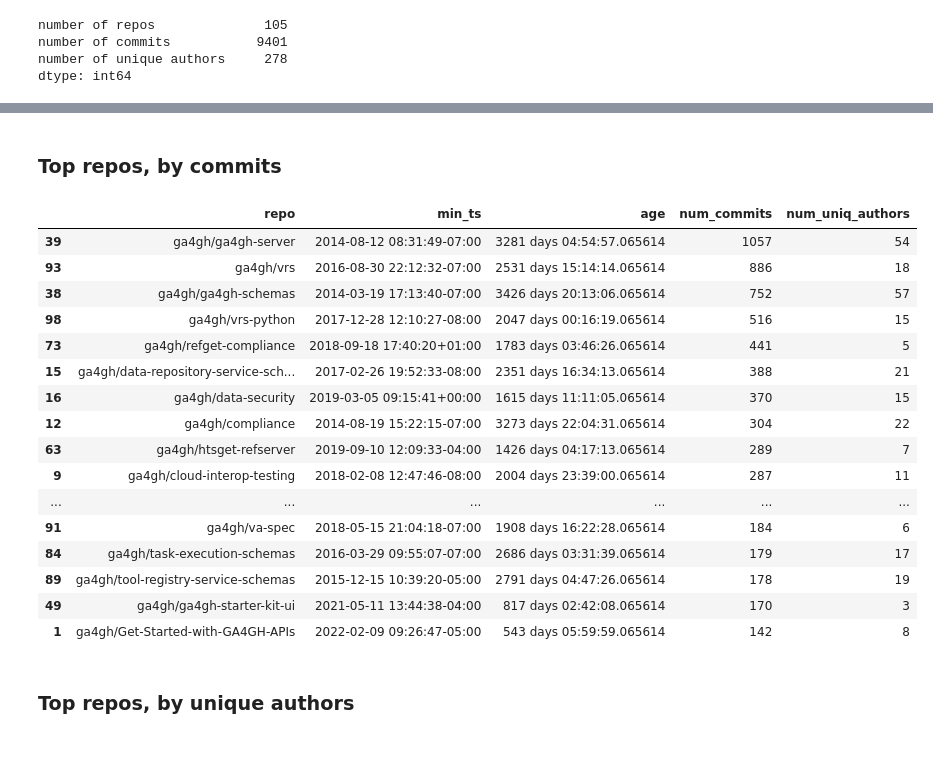
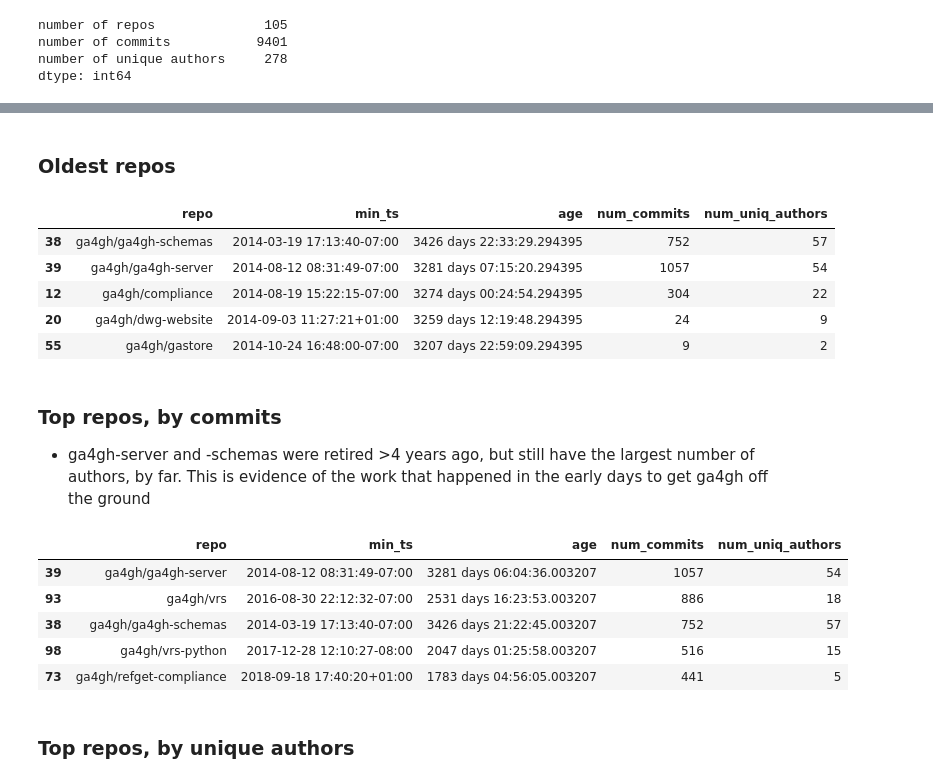
Before and after one commit to reece/ga4gh-github-stats, a Jupyter notebook: results/github-stats-summary.ipynb, the cells around one changed output, grey strips where cells are left out. Drawn from its saved outputs; the diff is of its cells as text; code cells hidden in the pictures; blank space fills up the shorter version.

```diff
--- a/results/github-stats-summary.ipynb
+++ b/results/github-stats-summary.ipynb
@@ -32,7 +33,7 @@ now = datetime.now(tz=pytz.UTC)
 
 fork_repos = set(open(forks_fn).read().split())
 # %%
-df = pd.read_csv(
+commits = pd.read_csv(
     stats_fn,
     delimiter="\t",
     parse_dates=["ts"],
@@ -44,13 +45,7 @@ df = pd.read_csv(
     },
 )
 
-df = df[~df["repo"].isin(fork_repos)]
-
-df["ts_YM"] = df["ts"].apply(lambda ts: ts.strftime("%Y-%m"))
-df.insert(2, "ts_YM", df.pop("ts_YM"))   # move ts_YM to right of ts
-df["ts_Y"] = df["ts"].apply(lambda ts: ts.strftime("%Y"))
-df.insert(2, "ts_Y", df.pop("ts_Y"))     # move ts_Y to right of ts
-df.pop("hash")
-df.pop("committer_email")
-
-df
+# remove repos that are forks of authoritative repos elsewhere
+commits = commits[~commits["repo"].isin(fork_repos)]
+_ = commits.pop("hash")
+_ = commits.pop("committer_email")
@@ -70,0 +52,6 @@ df
+# %%
+commits["ts_ym"] = commits["ts"].apply(lambda ts: ts.strftime("%Y-%m"))
+commits.insert(2, "ts_ym", commits.pop("ts_ym"))   # move ts_YM to right of ts
+commits["ts_y"] = commits["ts"].apply(lambda ts: ts.strftime("%Y"))
+commits.insert(2, "ts_y", commits.pop("ts_y"))     # move ts_Y to right of ts
+commits.head()
@@ -87,11 +81,11 @@ dtype: int64
 # %%
-df_repo = df.groupby(["repo"], as_index=False).agg(
+repos_df = commits.groupby(["repo"], as_index=False).agg(
     min_ts = pd.NamedAgg(column="ts", aggfunc=min),
     num_commits = pd.NamedAgg(column="repo", aggfunc=len),
     num_uniq_authors = pd.NamedAgg(column="author_email", aggfunc=pd.Series.nunique)
 )
-df_repo["age"] = now - df_repo["min_ts"]
-df_repo.insert(2, "age", df_repo.pop("age"))
-df_repo
+repos_df["age"] = now - repos_df["min_ts"]
+repos_df.insert(2, "age", repos_df.pop("age"))
+repos_df.head()
 # %% [output]
 |  | repo | min_ts | age | num_commits | num_uniq_authors |
@@ -110,25 +97,27 @@ df_repo
 # %% [markdown]
-### Top repos, by commits
+### Oldest repos
+# %%
+repos_df.sort_values(by="min_ts").head()
+# %% [output]
+|  | repo | min_ts | age | num_commits | num_uniq_authors |
+| 38 | ga4gh/ga4gh-schemas | 2014-03-19 17:13:40-07:00 | 3426 days 22:33:29.294395 | 752 | 57 |
+| 39 | ga4gh/ga4gh-server | 2014-08-12 08:31:49-07:00 | 3281 days 07:15:20.294395 | 1057 | 54 |
+| 12 | ga4gh/compliance | 2014-08-19 15:22:15-07:00 | 3274 days 00:24:54.294395 | 304 | 22 |
+| 20 | ga4gh/dwg-website | 2014-09-03 11:27:21+01:00 | 3259 days 12:19:48.294395 | 24 | 9 |
+| 55 | ga4gh/gastore | 2014-10-24 16:48:00-07:00 | 3207 days 22:59:09.294395 | 9 | 2 |
+# %% [markdown]
+### Top repos, by commits
+
+- ga4gh-server and -schemas were retired >4 years ago, but still have the largest number of authors, by far.  This is evidence of the work that happened in the early days to get ga4gh off the ground
 # %%
-df_repo.sort_values(by="num_commits", ascending=False).head(20)
+repos_df.sort_values(by="num_commits", ascending=False).head()
 # %% [output]
 |  | repo | min_ts | age | num_commits | num_uniq_authors |
-| 39 | ga4gh/ga4gh-server | 2014-08-12 08:31:49-07:00 | 3281 days 04:54:57.065614 | 1057 | 54 |
-| 93 | ga4gh/vrs | 2016-08-30 22:12:32-07:00 | 2531 days 15:14:14.065614 | 886 | 18 |
-| 38 | ga4gh/ga4gh-schemas | 2014-03-19 17:13:40-07:00 | 3426 days 20:13:06.065614 | 752 | 57 |
-| 98 | ga4gh/vrs-python | 2017-12-28 12:10:27-08:00 | 2047 days 00:16:19.065614 | 516 | 15 |
-| 73 | ga4gh/refget-compliance | 2018-09-18 17:40:20+01:00 | 1783 days 03:46:26.065614 | 441 | 5 |
-| 15 | ga4gh/data-repository-service-sch... | 2017-02-26 19:52:33-08:00 | 2351 days 16:34:13.065614 | 388 | 21 |
-| 16 | ga4gh/data-security | 2019-03-05 09:15:41+00:00 | 1615 days 11:11:05.065614 | 370 | 15 |
-| 12 | ga4gh/compliance | 2014-08-19 15:22:15-07:00 | 3273 days 22:04:31.065614 | 304 | 22 |
-| 63 | ga4gh/htsget-refserver | 2019-09-10 12:09:33-04:00 | 1426 days 04:17:13.065614 | 289 | 7 |
-| 9 | ga4gh/cloud-interop-testing | 2018-02-08 12:47:46-08:00 | 2004 days 23:39:00.065614 | 287 | 11 |
-| ... | ... | ... | ... | ... | ... |
-| 91 | ga4gh/va-spec | 2018-05-15 21:04:18-07:00 | 1908 days 16:22:28.065614 | 184 | 6 |
-| 84 | ga4gh/task-execution-schemas | 2016-03-29 09:55:07-07:00 | 2686 days 03:31:39.065614 | 179 | 17 |
-| 89 | ga4gh/tool-registry-service-schemas | 2015-12-15 10:39:20-05:00 | 2791 days 04:47:26.065614 | 178 | 19 |
-| 49 | ga4gh/ga4gh-starter-kit-ui | 2021-05-11 13:44:38-04:00 | 817 days 02:42:08.065614 | 170 | 3 |
-| 1 | ga4gh/Get-Started-with-GA4GH-APIs | 2022-02-09 09:26:47-05:00 | 543 days 05:59:59.065614 | 142 | 8 |
+| 39 | ga4gh/ga4gh-server | 2014-08-12 08:31:49-07:00 | 3281 days 06:04:36.003207 | 1057 | 54 |
+| 93 | ga4gh/vrs | 2016-08-30 22:12:32-07:00 | 2531 days 16:23:53.003207 | 886 | 18 |
+| 38 | ga4gh/ga4gh-schemas | 2014-03-19 17:13:40-07:00 | 3426 days 21:22:45.003207 | 752 | 57 |
+| 98 | ga4gh/vrs-python | 2017-12-28 12:10:27-08:00 | 2047 days 01:25:58.003207 | 516 | 15 |
+| 73 | ga4gh/refget-compliance | 2018-09-18 17:40:20+01:00 | 1783 days 04:56:05.003207 | 441 | 5 |
 # %% [markdown]
 ### Top repos, by unique authors
 # %%
```
Also changed, not shown: parts of 16 cells of this notebook.
